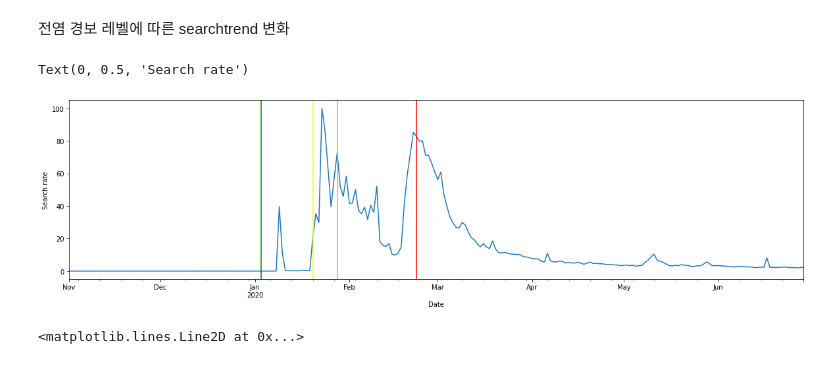
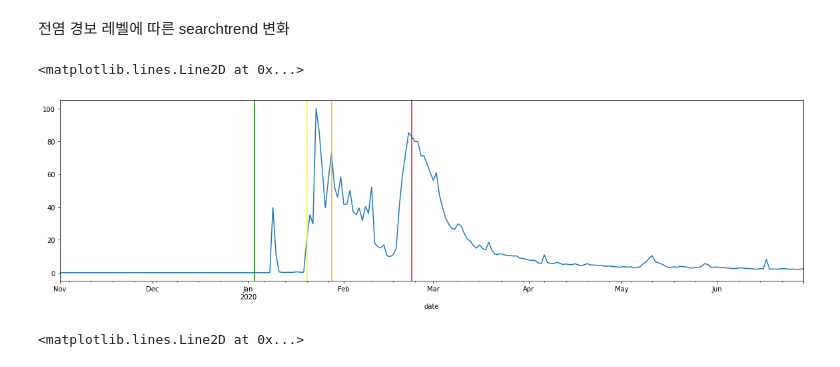
Before and after one commit to Pyeonseohee/Deeplearning, a Jupyter notebook: Datascience_Post_Covid19_3.ipynb, the cells around one changed output. Saved outputs shown, nothing was run; the diff lists cells and outputs as text; code cells hidden in the pictures.

```diff
--- a/Datascience_Post_Covid19_3.ipynb
+++ b/Datascience_Post_Covid19_3.ipynb
@@ -184,14 +175,12 @@ plt.axvline(x='2020-05-06', ymin=0.0, ymax=1.0, color='green')
 # %%
 trend['coronavirus'].plot(figsize=(20,5))
 plt.axvline(x='2020-01-03', ymin=0.0, ymax=1.0, color='green')
 plt.axvline(x='2020-01-20', ymin=0.0, ymax=1.0, color='yellow')
 plt.axvline(x='2020-01-28', ymin=0.0, ymax=1.0, color='orange')
 plt.axvline(x='2020-02-23', ymin=0.0, ymax=1.0, color='red')
-plt.xlabel('Date')
-plt.ylabel('Search rate')
 # %% [output]
-Text(0, 0.5, 'Search rate')
+<matplotlib.lines.Line2D at 0x...>
-[figure, old version]
+[figure, new version]
 # %%
 trend['cold'].plot(figsize=(20,5))
 plt.axvline(x='2020-01-03', ymin=0.0, ymax=1.0, color='green')
```
Also changed, not shown: parts of 12 cells of this notebook.
